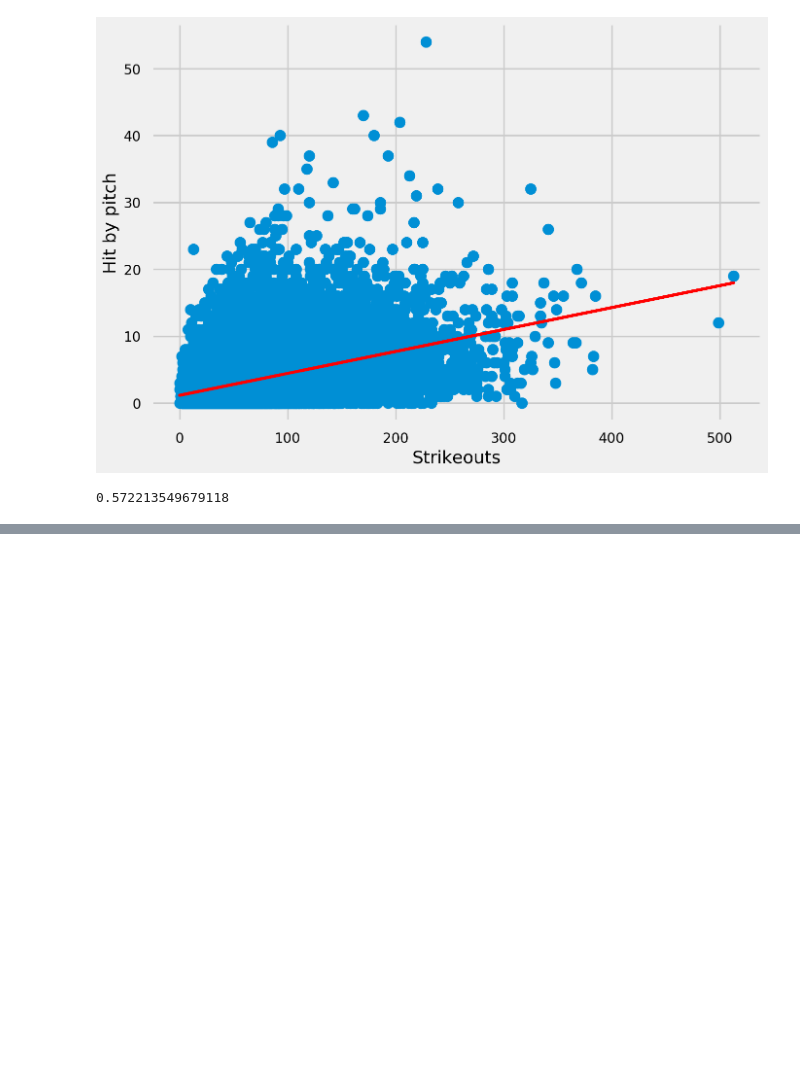
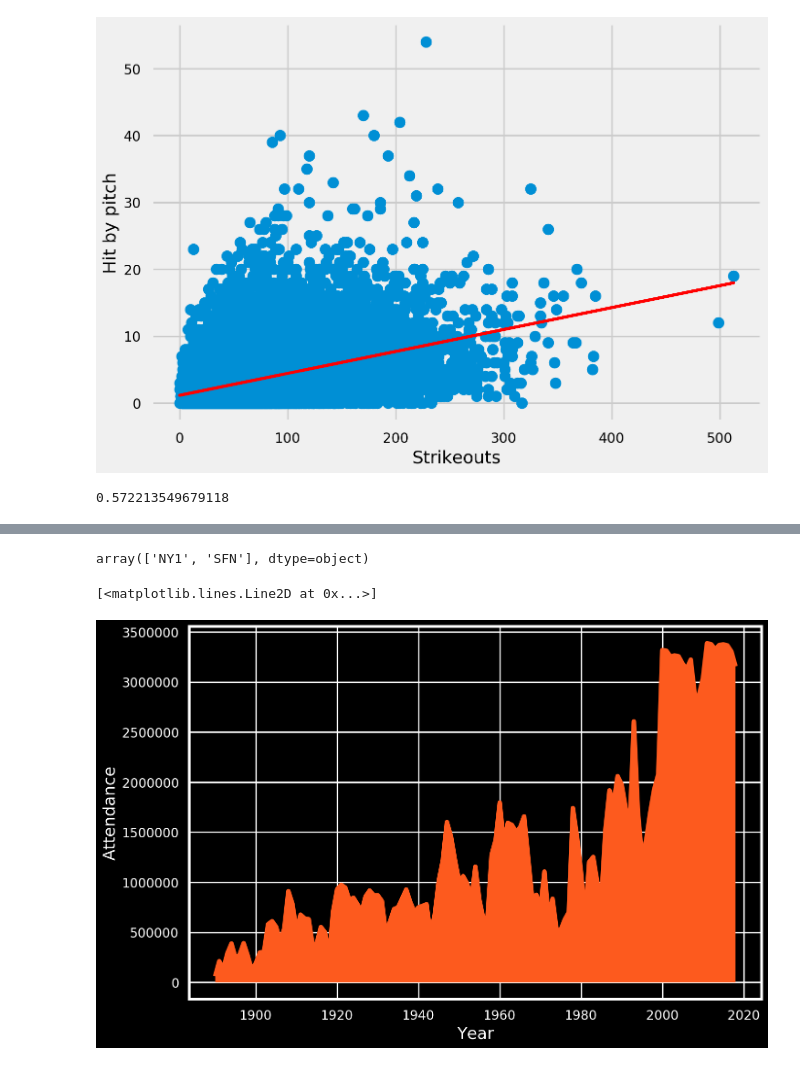
Before and after one commit to kennethn/baseball-statistics, a Jupyter notebook: Baseball.ipynb, the cells around one changed output, grey strips where cells are left out. Drawn from its saved outputs; the diff is of its cells as text; code cells hidden in the pictures; blank space fills up the shorter version.

```diff
--- a/Baseball.ipynb
+++ b/Baseball.ipynb
@@ -356,0 +415,22 @@ correlation(pitching['SO'], pitching['HBP'])
+# %%
+# Teams are identified both with teamIDs and franchID (franchise IDs). The San Francisco Giants were
+# originally the New York Giants. If we selected only data with the SFN teamID, we'd miss out on
+# all of the stats from their years in NY. I want the full franchise history, so I'm going to filter
+# on franchID
+sfg = teams[teams['franchID'] == 'SFG']
+sfg.teamID.unique()
+# %% [output]
+array(['NY1', 'SFN'], dtype=object)
+# %%
+# Orange and black are the Giants colors!
+plt.style.use('dark_background')
+# %%
+plt.xlabel('Year')
+plt.ylabel('Attendance')
+x = sfg['yearID']
+y = sfg['attendance']
+plt.fill_between(x, y, facecolor='#FD5A1E')
+plt.plot(x, y, color='#FD5A1E', linewidth=5)
+# %% [output]
+[<matplotlib.lines.Line2D at 0x...>]
+[figure, added]
```
Also changed, not shown: parts of 16 cells of this notebook, 1 other file.
